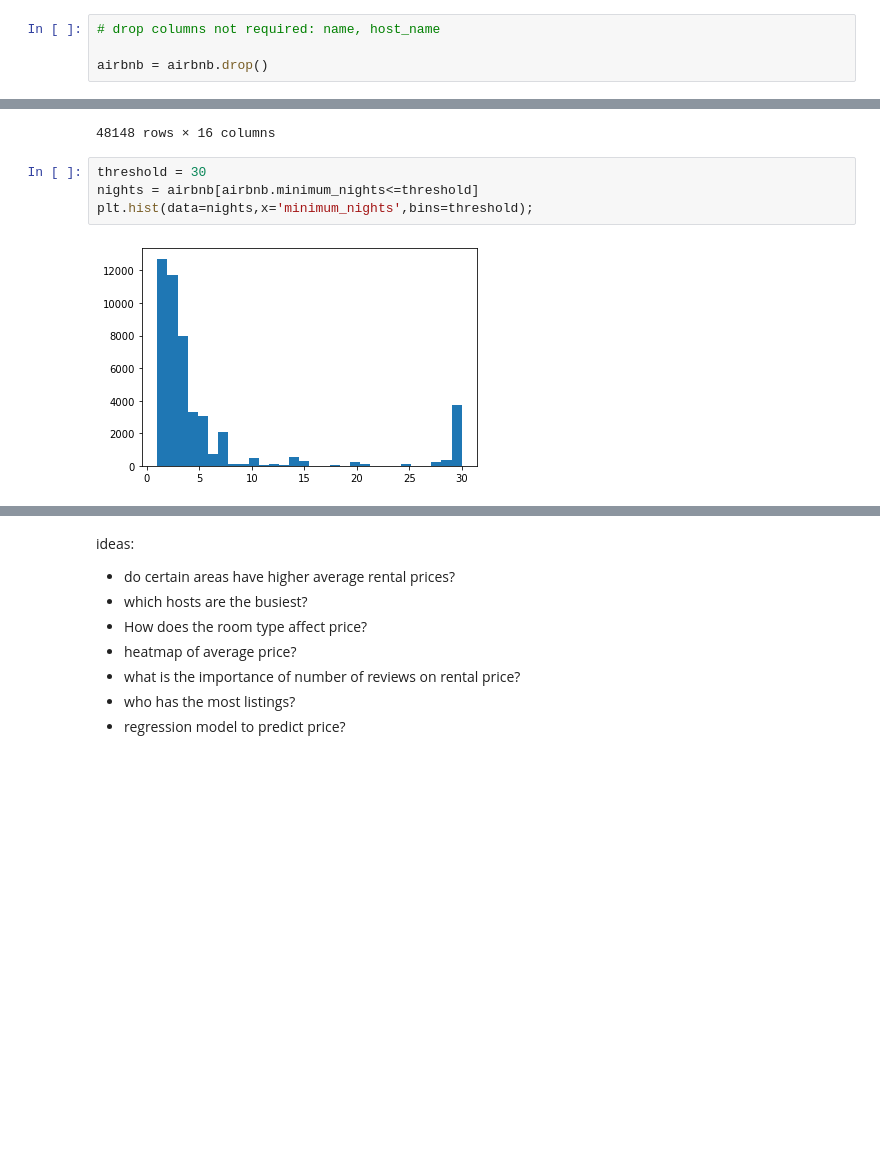
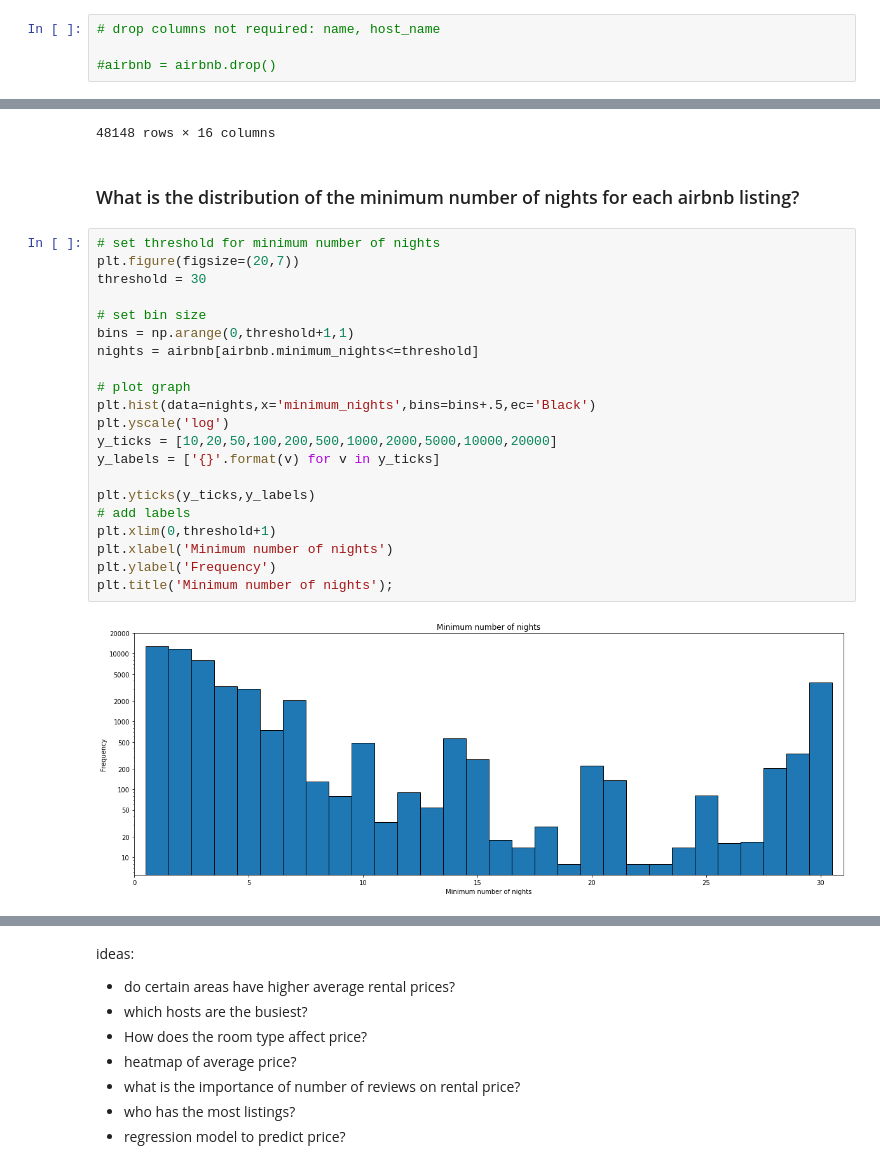
Before and after one commit to Vincentk-94/New-York-City-Airbnb, a Jupyter notebook: New York City Airbnb.ipynb, the cells around one changed output, grey strips where cells are left out. Cells and saved outputs as stored; diff of their text form; blank space fills up the shorter version.

Commit message:
Add univariate graphs
Addition of 2 graphs:
- Histogram: Distribution of the minimum number of nights for each airbnb listing
- Bar chart : Distribution of airbnb listings by neighbourhood group

```diff
--- a/New York City Airbnb.ipynb
+++ b/New York City Airbnb.ipynb
@@ -71,7 +72,7 @@ airbnb = airbnb_df.copy()
 # %%
 # drop columns not required: name, host_name
 
-airbnb = airbnb.drop()
+#airbnb = airbnb.drop()
 # %% [markdown]
 ### Data analysis
 # %%
@@ -122,9 +135,28 @@ nights = airbnb[airbnb.minimum_nights<=30]
 | 48893 | 36485609 | 43rd St. Time Square-cozy single bed | 30985759 | Taz | Manhattan | Hell's Kitchen | 40.75751 | -73.99112 | ... |
 | 48894 | 36487245 | Trendy duplex in the very heart o... | 68119814 | Christophe | Manhattan | Hell's Kitchen | 40.76404 | -73.98933 | ... |
 48148 rows × 16 columns
-# %%
-threshold = 30
-nights = airbnb[airbnb.minimum_nights<=threshold]
-plt.hist(data=nights,x='minimum_nights',bins=threshold);
-# %% [output]
-[figure, removed]
+# %% [markdown]
+### What is the distribution of the minimum number of nights for each airbnb listing?
+# %%
+# set threshold for minimum number of nights
+plt.figure(figsize=(20,7))
+threshold = 30
+
+# set bin size
+bins = np.arange(0,threshold+1,1)
+nights = airbnb[airbnb.minimum_nights<=threshold]
+
+# plot graph
+plt.hist(data=nights,x='minimum_nights',bins=bins+.5,ec='Black')
+plt.yscale('log')
+y_ticks = [10,20,50,100,200,500,1000,2000,5000,10000,20000]
+y_labels = ['{}'.format(v) for v in y_ticks]
+
+plt.yticks(y_ticks,y_labels)
+# add labels
+plt.xlim(0,threshold+1)
+plt.xlabel('Minimum number of nights')
+plt.ylabel('Frequency')
+plt.title('Minimum number of nights');
+# %% [output]
+[figure, added]
```
Also changed, not shown: parts of 7 cells of this notebook.
